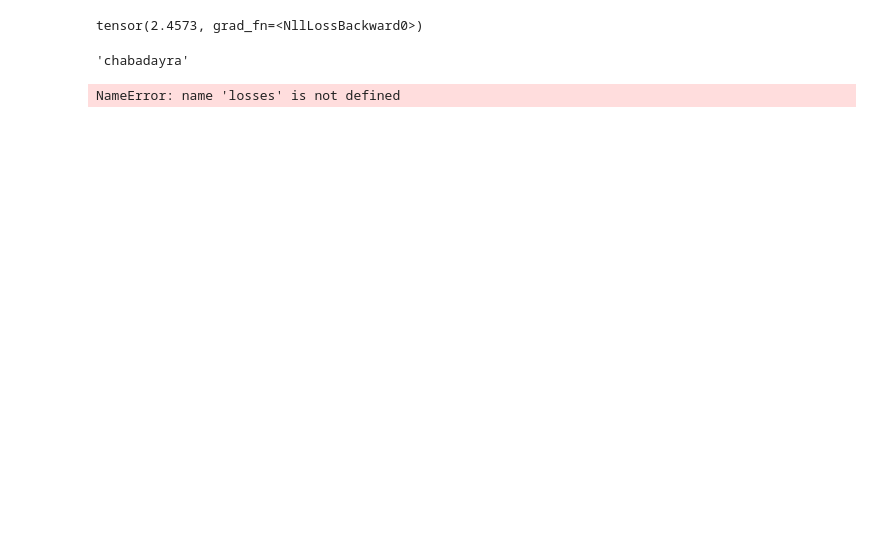
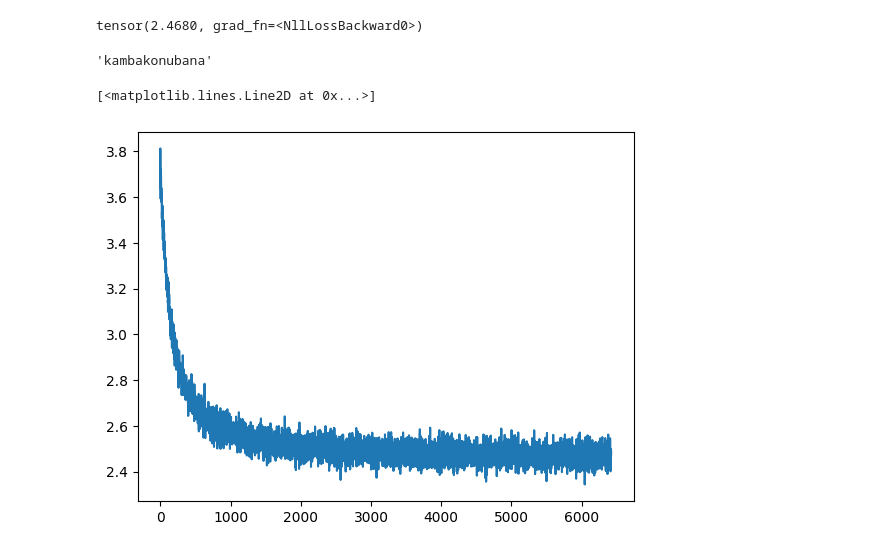
Before and after one commit to yvan-vivid/learning-ai, a Jupyter notebook: karpathy-series/notebooks/makemore/network_bigram_model.ipynb, the cells around one changed output. Saved outputs shown, nothing was run; the diff lists cells and outputs as text; code cells hidden in the pictures; blank space fills up the shorter version.

```diff
--- a/karpathy-series/notebooks/makemore/network_bigram_model.ipynb
+++ b/karpathy-series/notebooks/makemore/network_bigram_model.ipynb
@@ -24,13 +26,14 @@ char_encoder = CharacterEncoder.from_charset(char_set)
 bi_gram_gen = partial(BiGram.generate, ".")
 ts_bi = TrainingSequencer(char_encoder, char_encoder, bi_gram_gen)
 # %%
-linear = Linear.init_random_from_size(char_encoder.size, char_encoder.size)
-generator = BiGramNetGenerator(char_set, char_encoder, linear)
-losses: LearningRecord = []
+linear = LinearNetwork(char_encoder.size, char_encoder.size)
+model = NetModel(linear, CrossEntropyLoss())
+generator = BiGramNetGenerator(char_set, char_encoder, model)
+losses: LearningRecord = LearningRecord()
 # %%
 training_sequence = ts_bi.training_sequence(words, 100, True)
 xis_v, yis_v = ts_bi.training_set(words)
 # %%
-learner = Learner(linear, 10)
-losses += learner(training_sequence, epochs=100, report_epochs=10)
+learner = Learner(model, 1)
+losses += learner(training_sequence, epochs=20, report_epochs=10)
 # %% [output]
@@ -47,16 +42,17 @@ Epoch 100 is finished with loss = 2.5687649250030518
 # %%
-ran = linear.run(xis_v, yis_v)
+ran = model.run(xis_v, yis_v)
 ran
 # %% [output]
-tensor(2.4573, grad_fn=<NllLossBackward0>)
+tensor(2.4680, grad_fn=<NllLossBackward0>)
 # %%
 generated = generator()
 generated
 # %% [output]
-'chabadayra'
+'kambakonubana'
 # %%
-plot(losses)  # type: ignore
+plot(losses.loss)  # type: ignore
 # %% [output]
-NameError: name 'losses' is not defined
+[<matplotlib.lines.Line2D at 0x...>]
+[figure, added]
 # %%
 multi_layer = Perceptron.init_random_from_size(char_encoder.size, char_encoder.size, [300, 100])
```
Also changed, not shown: parts of 6 cells of this notebook, 18 other files.
